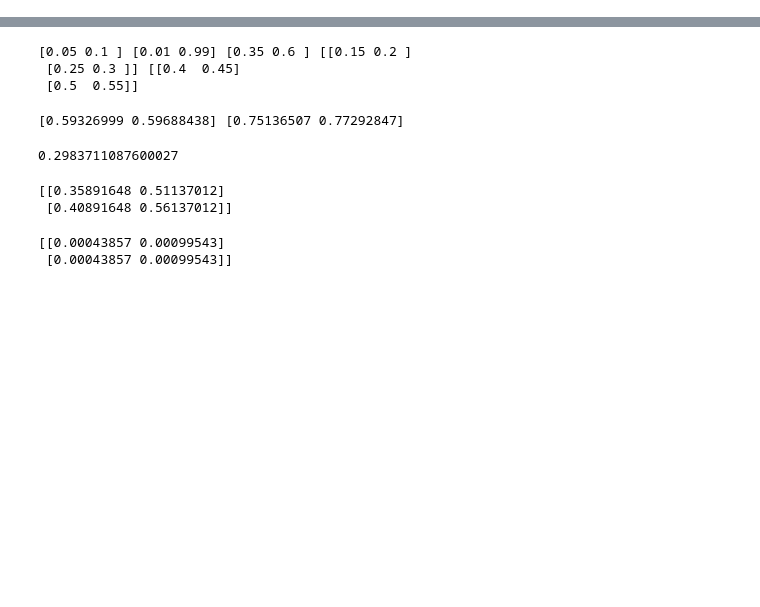
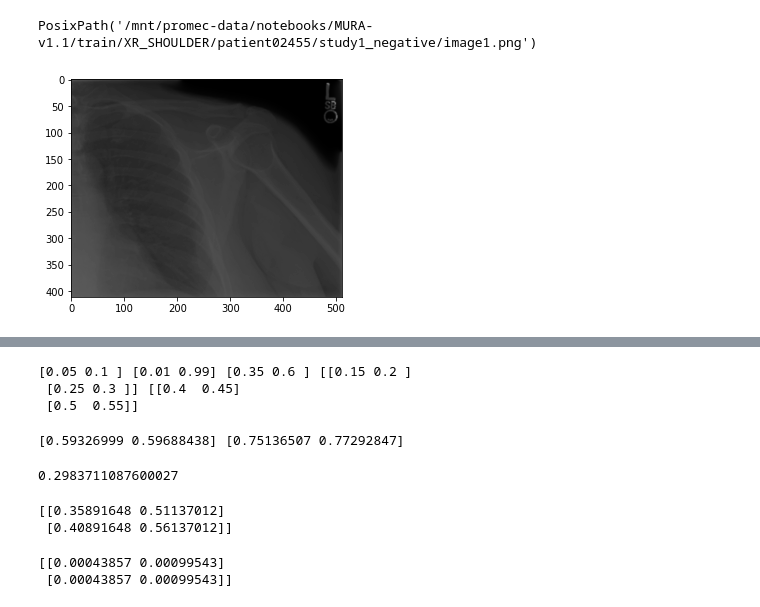
Before and after one commit to animesh/notebooks, a Jupyter notebook: pathImgClassifier.ipynb, the cells around one changed output, grey strips where cells are left out. Cells and saved outputs as stored; diff of their text form; code cells hidden in the pictures; blank space fills up the shorter version.

Commit message:
try MURA data

```diff
--- a/pathImgClassifier.ipynb
+++ b/pathImgClassifier.ipynb
@@ -0,0 +9,18 @@
+# %%
+from pathlib import Path
+pathmura = Path('/mnt/promec-data/notebooks/MURA-v1.1')
+# %%
+trainlist=list(pathmura.glob('train/XR_SHOULDER/*/*/*.png'))
+# %%
+trainlist[0]
+# %% [output]
+PosixPath('/mnt/promec-data/notebooks/MURA-v1.1/train/XR_SHOULDER/patient02455/study1_negative/image1.png')
+# %%
+import numpy as np
+import cv2
+from matplotlib import pyplot as plt
+img = cv2.imread(str(trainlist[0]),0)
+plt.imshow(img, cmap = 'gray', interpolation = 'bicubic')
+plt.show()
+# %% [output]
+[figure, added]
```
Also changed, not shown: parts of 15 cells of this notebook.
